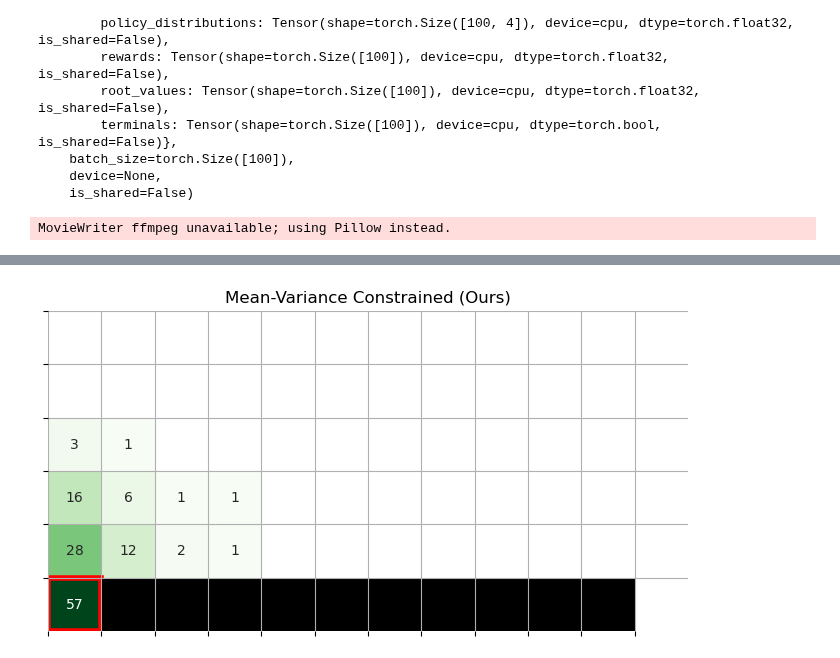
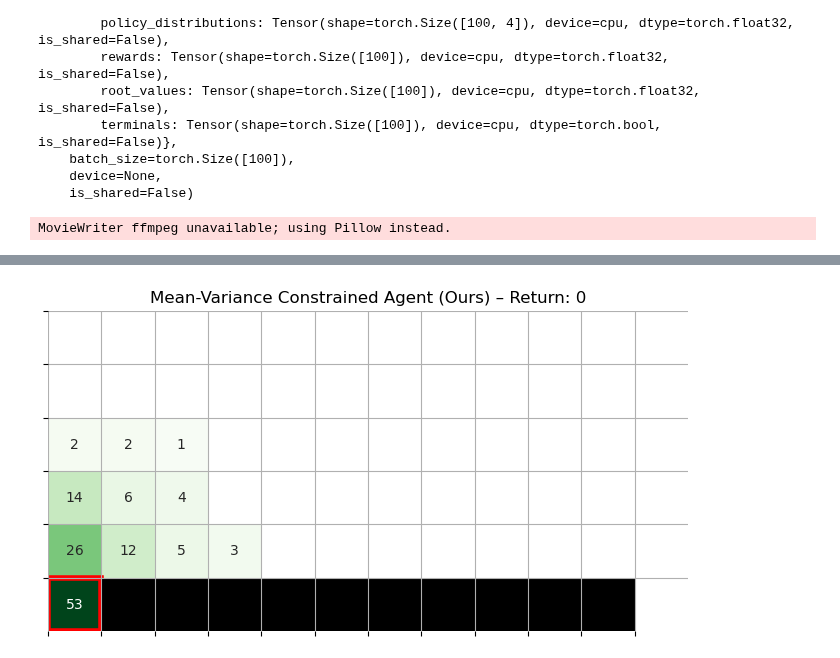
Before and after one commit to albinjal/GeneralAlphaZero, a Jupyter notebook: notebooks/cliff_plot_trees.ipynb, the cells around one changed output, grey strips where cells are left out. Saved outputs shown, nothing was run; the diff lists cells and outputs as text; code cells hidden in the pictures.

```diff
--- a/notebooks/cliff_plot_trees.ipynb
+++ b/notebooks/cliff_plot_trees.ipynb
@@ -111,30 +111,31 @@ def plot_denisity(tree: Node, ncols=ncols, nrows=nrows):
 
     return ax
 # %%
+cum_rewards = np.array(results["rewards"].cumsum(0), dtype=int) + 1
 
 from matplotlib.animation import FuncAnimation
 from IPython.display import HTML
 # title = f'{run_config["env_description"]}_{run_config["tree_evaluation_policy"]}_{run_config["selection_policy"]}_{run_config["planning_budget"]}_{run_config["puct_c"]}'
-title = f'Mean-Variance Constrained (Ours)'
+title = f'Mean-Variance Constrained Agent (Ours)'
 def animate_density(trees, ncols=observation_embedding.ncols, nrows=observation_embedding.nrows):
     fig, ax = plt.subplots()
     # remove space around the plot
     plt.subplots_adjust(left=0, right=1, top=1, bottom=0)
     def update(frame):
         ax.clear()
-        ax.set_title(title)
+        ax.set_title(title + f' – Return: {cum_rewards[frame]}')
         plot_denisity(trees[frame], ncols, nrows)
         # add grid
         ax.grid(True)
 
     anim = FuncAnimation(fig, update, frames=len(trees), repeat=False)
     return anim
 
 anim = animate_density(trees)
 # show in notebook on mac
-anim.save(f"outfiles/{title}.gif", fps=2)
+anim.save(f"outfiles/{title}.gif", fps=3)
 HTML(anim.to_jshtml())
 # %% [output]
 MovieWriter ffmpeg unavailable; using Pillow instead.
 [interactive output not drawn]
-[figure, old version]
+[figure, new version]
```
Also changed, not shown: 2 other files.
